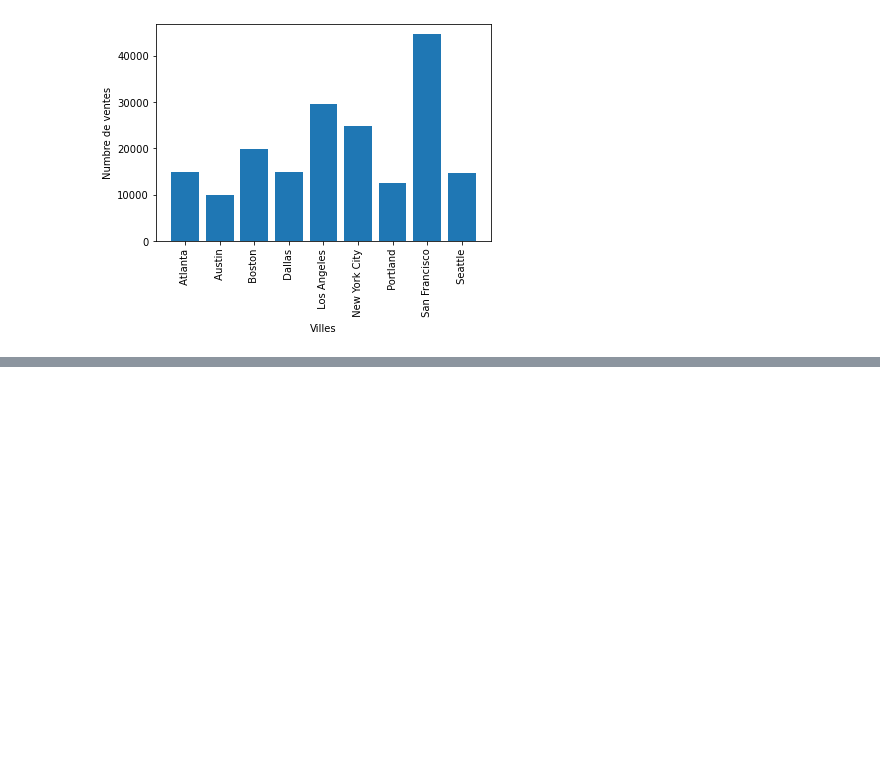
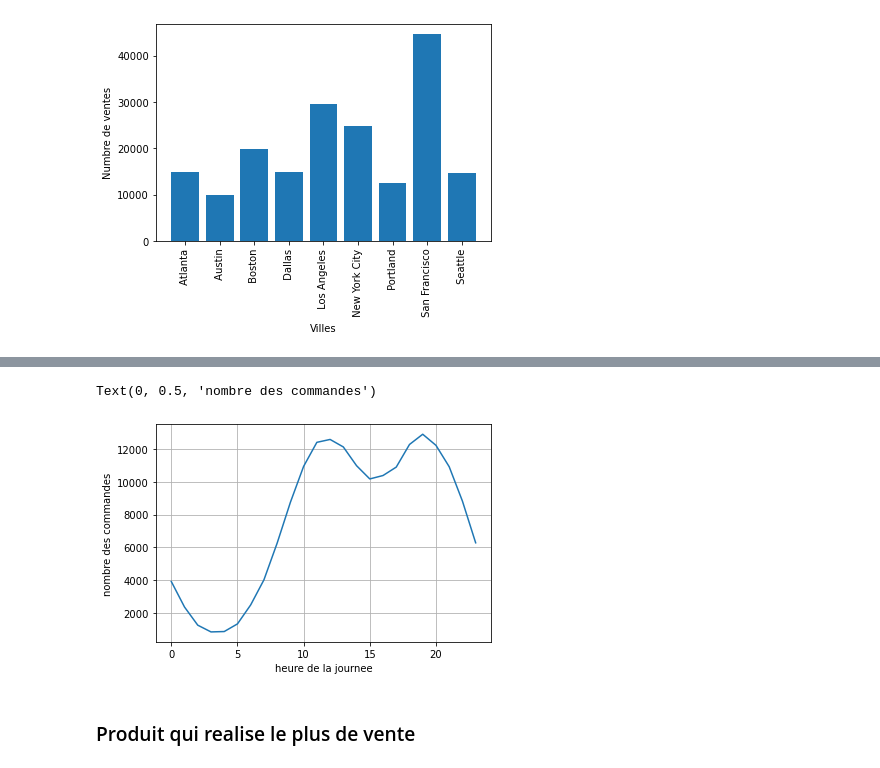
Before and after one commit to Drcadin/Sales_Analysis, a Jupyter notebook: Sales_Analysis.ipynb, the cells around one changed output, grey strips where cells are left out. Cells and saved outputs as stored; diff of their text form; code cells hidden in the pictures; blank space fills up the shorter version.

```diff
--- a/Sales_Analysis.ipynb
+++ b/Sales_Analysis.ipynb
@@ -296,0 +320,9 @@ plt.show()
+# %%
+dataset['Heure']=pd.to_datetime(dataset['Order Date']).dt.hour
+# %%
+keys=[]
+hours=[]
+for key,hour in dataset.groupby('Heure'):
+    keys.append(key)
+    hours.append(len(hour))
+hours
@@ -296,0 +347,10 @@ plt.show()
+# %%
+plt.grid()
+plt.plot(keys,hours)
+plt.xlabel('heure de la journee')
+plt.ylabel('nombre des commandes')
+# %% [output]
+Text(0, 0.5, 'nombre des commandes')
+[figure, added]
+# %% [markdown]
+### Produit qui realise le plus de vente
```
Also changed, not shown: parts of 19 cells of this notebook.
